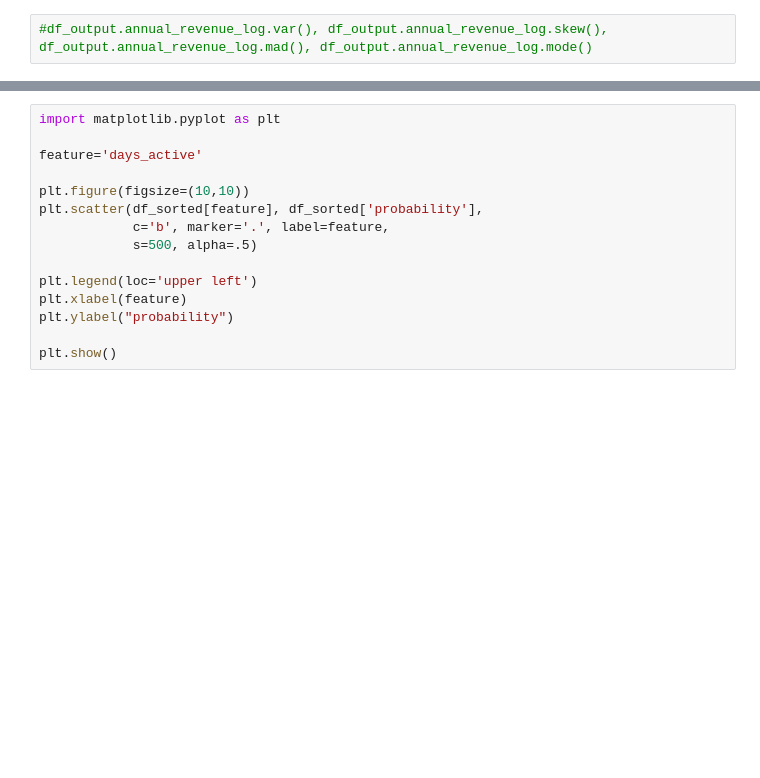
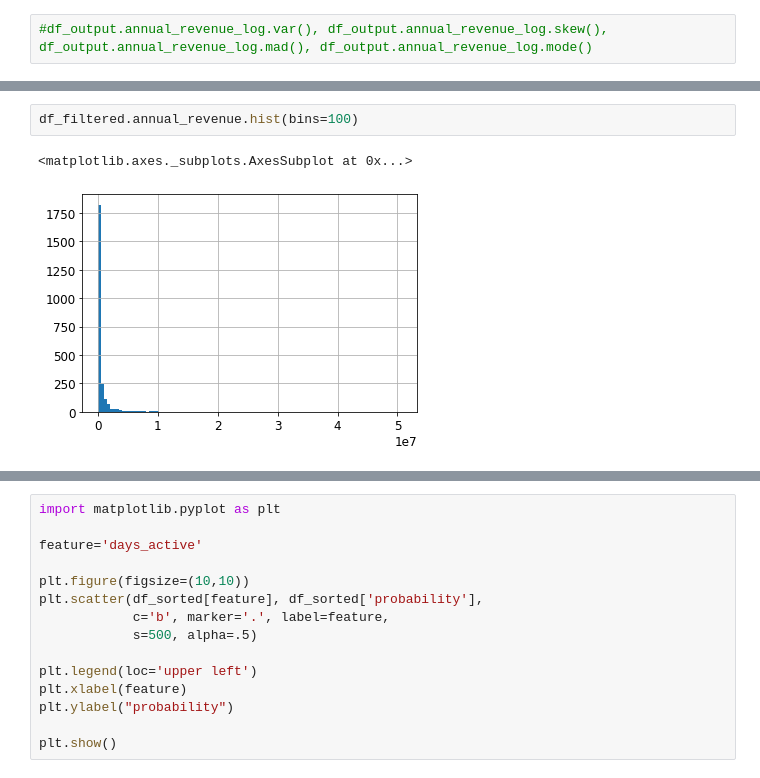
Before and after one commit to justinhennessy/100-days-of-code, a Jupyter notebook: project/churn_inference.ipynb, the cells around one changed output, grey strips where cells are left out. Cells and saved outputs as stored; diff of their text form; blank space fills up the shorter version.

```diff
--- a/project/churn_inference.ipynb
+++ b/project/churn_inference.ipynb
@@ -190,2 +181,7 @@ utils.display_all(df_filtered[df_filtered.username == n_number])
+# %%
+df_filtered.annual_revenue.hist(bins=100)
+# %% [output]
+<matplotlib.axes._subplots.AxesSubplot at 0x...>
+[figure, added]
 # %%
 from eli5 import show_prediction
```
Also changed, not shown: parts of 7 cells of this notebook, 1 other file.
